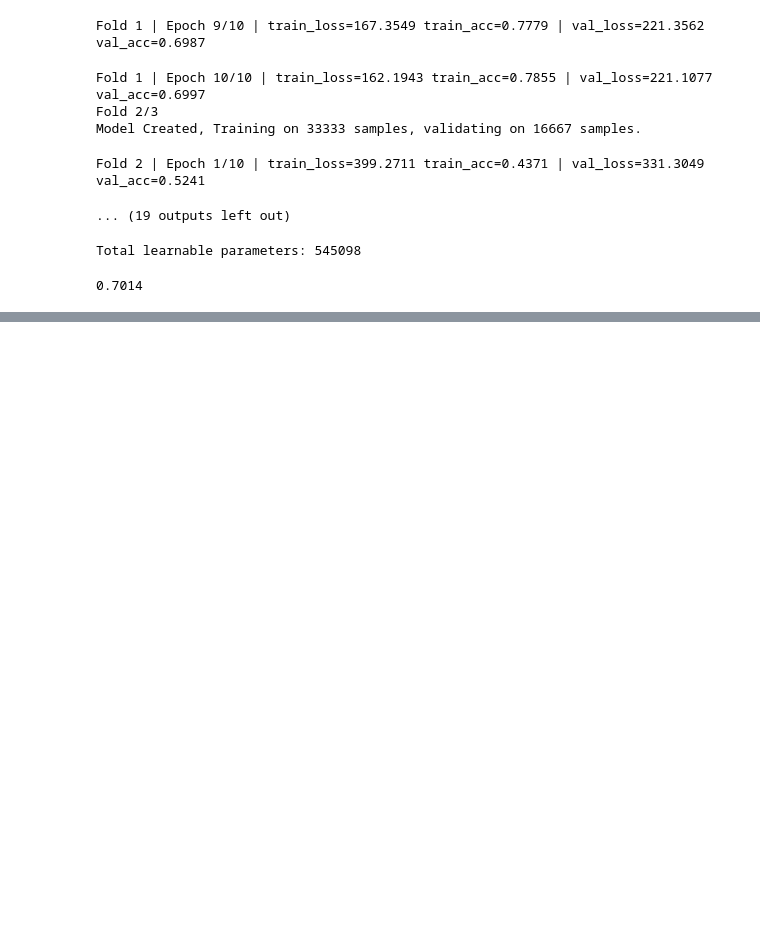
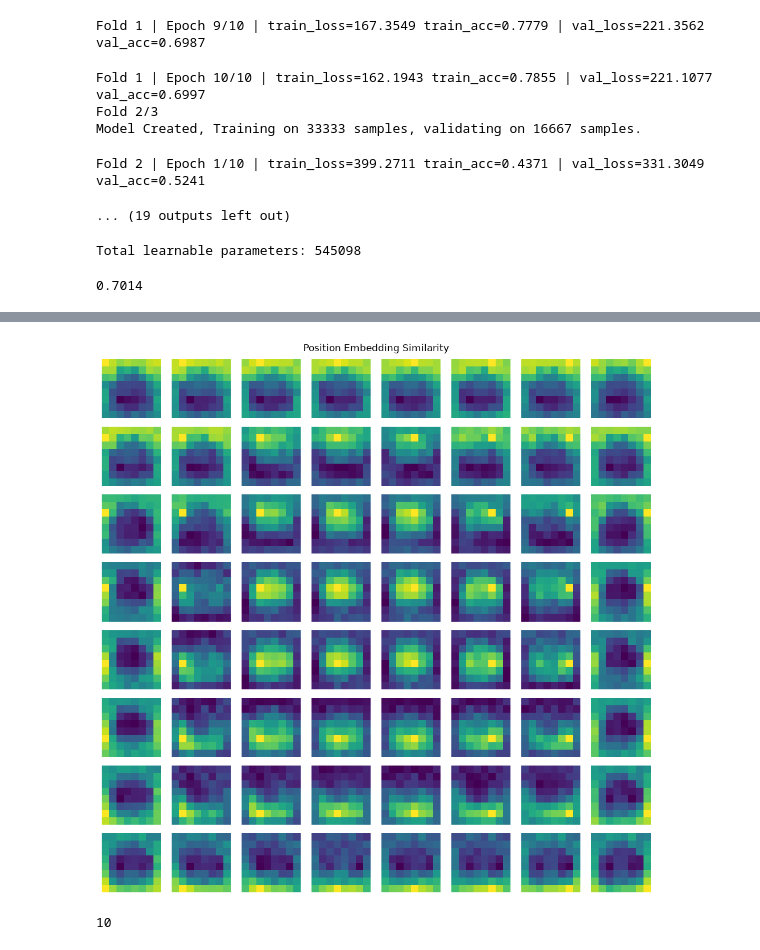
Before and after one commit to Ahad48/Papers-From-Scratch, a Jupyter notebook: vision-transformer/Code/VIT.ipynb, the cells around one changed output, grey strips where cells are left out. Saved outputs shown, nothing was run; the diff lists cells and outputs as text; code cells hidden in the pictures; blank space fills up the shorter version.

Commit message:
feat(vit): add training results, embedding visualisations, and analysis

```diff
--- a/vision-transformer/Code/VIT.ipynb
+++ b/vision-transformer/Code/VIT.ipynb
@@ -431,0 +443,4 @@ val_correct / val_total
+# %%
+vit = VisionTransformer(**params).to(DEVICE)
+# %%
+vit.load_state_dict(torch.load("../Outputs/vision_transformer_model.pth", map_location=DEVICE))
@@ -431,0 +486,17 @@ val_correct / val_total
+# %%
+pos_embed = vit.pos_embed[0, 1:, :]  # (num_patches, embed_dim) — drop CLS
+
+# cosine similarity between every pair of patches
+pos_embed_norm = pos_embed / pos_embed.norm(dim=-1, keepdim=True)
+sim = pos_embed_norm @ pos_embed_norm.T  # (num_patches, num_patches)
+# %%
+num_patches = int(sim.shape[0] ** 0.5)  # 8x8 for 32px image, patch=4
+fig, axes = plt.subplots(num_patches, num_patches, figsize=(10, 10))
+for i, ax in enumerate(axes.flat):
+    ax.imshow(sim[i].detach().cpu().reshape(num_patches, num_patches).numpy(), cmap="viridis")
+    ax.axis("off")
+plt.suptitle("Position Embedding Similarity")
+plt.tight_layout()
+plt.show()
+# %% [output]
+[figure, added]
@@ -431,0 +590,4 @@ val_correct / val_total
+# %%
+epochs
+# %% [output]
+10
```
Also changed, not shown: parts of 9 cells of this notebook, 5 other files.
